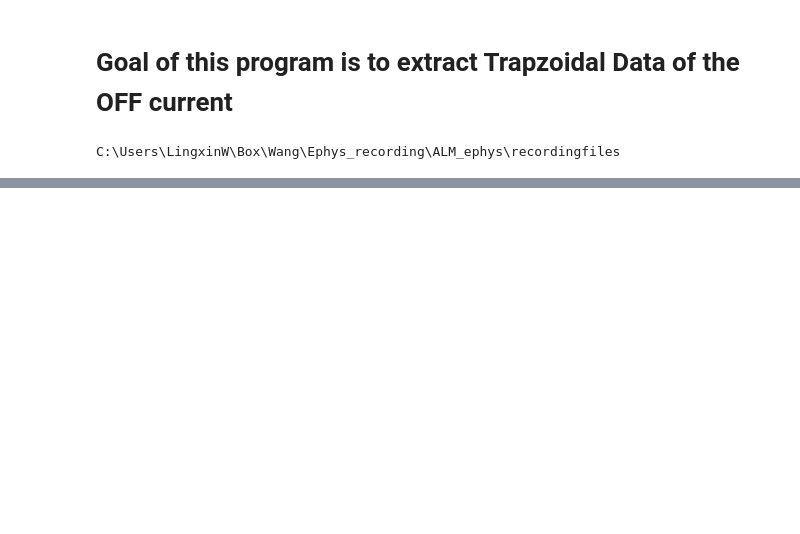
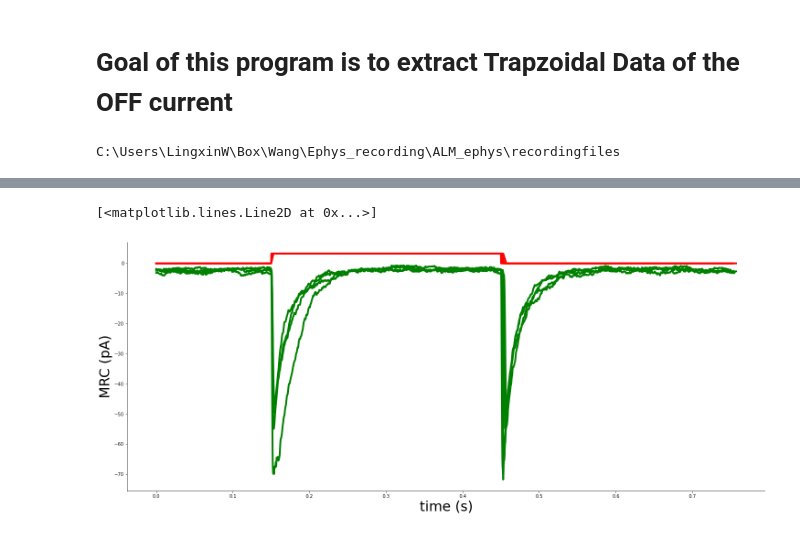
Before and after one commit to Lingxin-hub/EphysAnalysis, a Jupyter notebook: ExtractingTrapZoidalData_OFF.ipynb, the cells around one changed output, grey strips where cells are left out. Cells and saved outputs as stored; diff of their text form; code cells hidden in the pictures; blank space fills up the shorter version.

```diff
--- a/ExtractingTrapZoidalData_OFF.ipynb
+++ b/ExtractingTrapZoidalData_OFF.ipynb
@@ -162,0 +296,77 @@ myfile = heka_reader.Bundle ('190918.dat') # pick one specific recording file
+# %%
+# Here is to analysis the Trapzoidal data in TrapRate x2
+
+g=3
+
+x1 = np.arange(len(myfile.data[g,35,0,1]))/10000
+x2 = np.arange(len(myfile.data[g,35,1,1]))/10000
+x3 = np.arange(len(myfile.data[g,35,2,1]))/10000
+x4 = np.arange(len(myfile.data[g,35,3,1]))/10000
+#x5 = np.arange(len(myfile.data[g,22,4,1]))/10000
+
+y1=stim_trap_swp1 = myfile.data[g,35,0,1]
+y2=stim_trap_swp2 = myfile.data[g,35,1,1]
+y3=stim_trap_swp3 = myfile.data[g,35,2,1]
+y4=stim_trap_swp4 = myfile.data[g,35,3,1]
+#y5=stim_trap_swp5 = myfile.data[g,22,4,1]
+
+# creat empty list of 1-5 sweeps and later put all three sweeps into this empty list
+trap_swps=[]
+sw1 = []
+sw2 = []
+sw3 = []
+sw4 = []
+sw5 = []
+
+# create a for loop to collect 1-4 sweeps in three series
+n=[35,40,45]
+for i in n:
+    sw1.append(myfile.data[g,i,0,0]*1000000000000)
+    sw2.append(myfile.data[g,i,1,0]*1000000000000)
+    sw3.append(myfile.data[g,i,2,0]*1000000000000)
+    sw4.append(myfile.data[g,i,3,0]*1000000000000)
+    #sw5.append(myfile.data[g,i,4,0]*1000000000000)
+
+# Now calculate the mean of three repeats by averaging the nested lists (lists in lists)
+# here I just want to print to give one expample of the mean of three same sweeps, here sweep #1.
+xc1 = np.arange(len(myfile.data[g,35,0,0]))/10000
+xc2 = np.arange(len(myfile.data[g,35,1,0]))/10000
+xc3 = np.arange(len(myfile.data[g,35,2,0]))/10000
+xc4 = np.arange(len(myfile.data[g,35,3,0]))/10000
+#xc5 = np.arange(len(myfile.data[g,22,4,0]))/10000
+
+sw1_mean = (sw1[0]+sw1[1]+sw1[2])/3
+sw2_mean = (sw2[0]+sw2[1]+sw2[2])/3
+sw3_mean = (sw3[0]+sw3[1]+sw3[2])/3
+sw4_mean = (sw4[0]+sw4[1]+sw4[2])/3
+#sw5_mean = (sw5[0]+sw5[1]+sw5[2])/3
+
+trap_swps.append(sw1_mean)
+trap_swps.append(sw2_mean)
+trap_swps.append(sw3_mean)
+trap_swps.append(sw4_mean)
+#trap_swps.append(sw5_mean)
+
+# plot the averaged traces
+
+fig, ax = plt.subplots (figsize=(25,10)) # set figure size
+ax.spines ['top'].set_visible (False)
+ax.spines ['right'].set_visible (False)
+ax.set_xlabel ('time (s)', fontsize = 30)
+ax.set_ylabel ('MRC (pA)', fontsize = 30)
+
+#plt.plot (x, y1, 'o', markersize = 8, color = 'b')
+plt.plot (x1, stim_trap_swp1, 'r-', lw=4)
+plt.plot (x2, stim_trap_swp2, 'r-', lw=4)
+plt.plot (x3, stim_trap_swp3, 'r-', lw=4)
+plt.plot (x4, stim_trap_swp4, 'r-', lw=4)
+#plt.plot (x5, stim_trap_swp5, 'r-', lw=4)
+
+plt.plot (xc1, gaussian_filter (sw1_mean, 3), 'g-', lw=4)
+plt.plot (xc2, gaussian_filter (sw2_mean, 3), 'g-', lw=4)
+plt.plot (xc3, gaussian_filter (sw3_mean, 3), 'g-', lw=4)
+plt.plot (xc4, gaussian_filter (sw4_mean, 3), 'g-', lw=4)
+#plt.plot (xc5, gaussian_filter (sw5_mean, 3), 'g-', lw=4)
+# %% [output]
+[<matplotlib.lines.Line2D at 0x...>]
+[figure, added]
```
Also changed, not shown: parts of 18 cells of this notebook, 1 other file.
